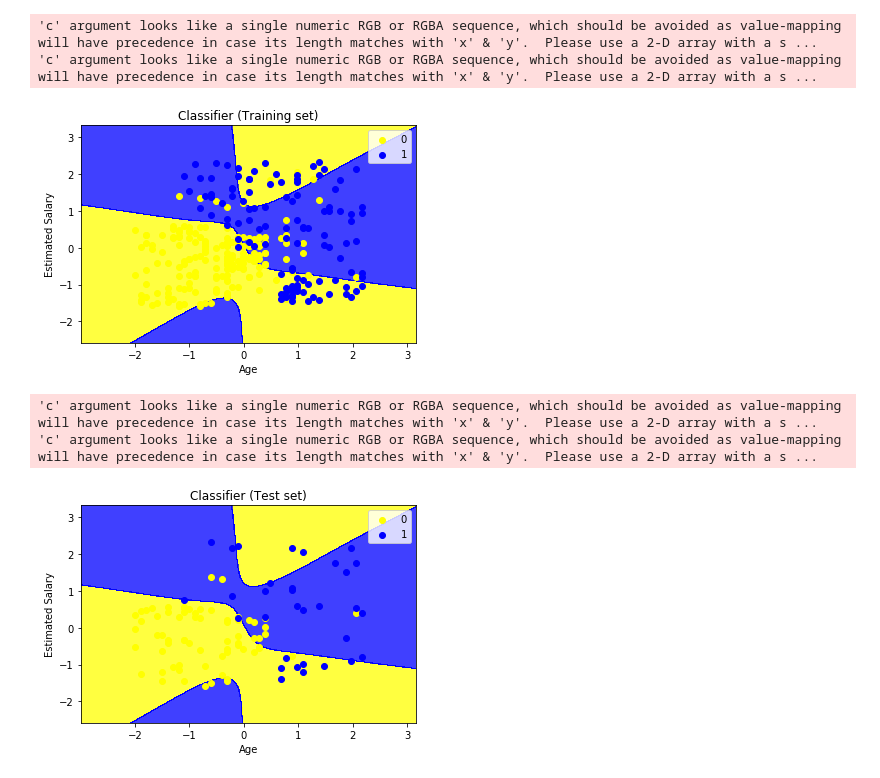
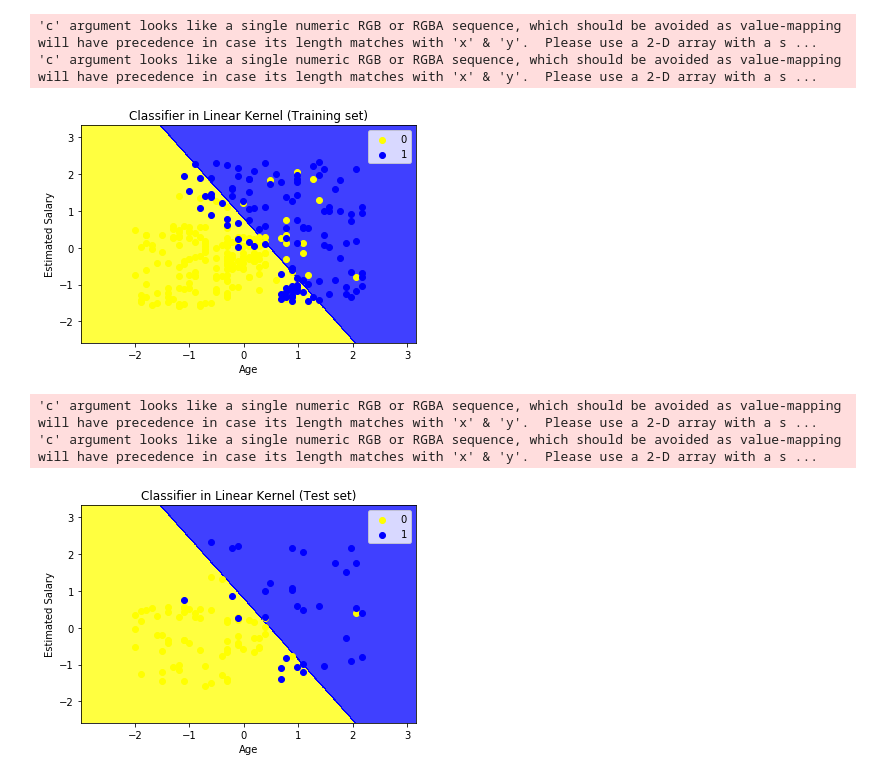
Before and after one commit to dhifaaans/svm_classification, a Jupyter notebook: classification.ipynb, the cells around one changed output. Drawn from its saved outputs; the diff is of its cells as text; code cells hidden in the pictures.

Commit message:
The updated py notebook
SVM classification template with 4 types of kernel

```diff
--- a/classification.ipynb
+++ b/classification.ipynb
@@ -25,7 +25,7 @@ X_test = sc.transform(X_test)
 # Create your classifier here
 from sklearn.svm import SVC
 # kernel for svm can be ='linear', 'rbf', 'poly', 'sigmoid'
-classifier = SVC(kernel='sigmoid', C=1, gamma=1)
+classifier = SVC(kernel='linear', C=1, gamma=1)
 classifier.fit(X_train, y_train)
 
 # Predicting the Test set results
@@ -46,34 +46,34 @@ plt.xlim(X1.min(), X1.max())
 plt.ylim(X2.min(), X2.max())
 for i, j in enumerate(np.unique(y_set)):
     plt.scatter(X_set[y_set == j, 0], X_set[y_set == j, 1],
                 c = ListedColormap(('yellow', 'blue'))(i), label = j)
-plt.title('Classifier (Training set)')
+plt.title('Classifier in Linear Kernel (Training set)')
 plt.xlabel('Age')
 plt.ylabel('Estimated Salary')
 plt.legend()
 plt.show()
 
 # Visualising the Test set results
 from matplotlib.colors import ListedColormap
 X_set, y_set = X_test, y_test
 X1, X2 = np.meshgrid(np.arange(start = X_set[:, 0].min() - 1, stop = X_set[:, 0].max() + 1, step = 0.01),
                      np.arange(start = X_set[:, 1].min() - 1, stop = X_set[:, 1].max() + 1, step = 0.01))
 plt.contourf(X1, X2, classifier.predict(np.array([X1.ravel(), X2.ravel()]).T).reshape(X1.shape),
              alpha = 0.75, cmap = ListedColormap(('yellow', 'blue')))
 plt.xlim(X1.min(), X1.max())
 plt.ylim(X2.min(), X2.max())
 for i, j in enumerate(np.unique(y_set)):
     plt.scatter(X_set[y_set == j, 0], X_set[y_set == j, 1],
                 c = ListedColormap(('yellow', 'blue'))(i), label = j)
-plt.title('Classifier (Test set)')
+plt.title('Classifier in Linear Kernel (Test set)')
 plt.xlabel('Age')
 plt.ylabel('Estimated Salary')
 plt.legend()
 plt.show()
 # %% [output]
 'c' argument looks like a single numeric RGB or RGBA sequence, which should be avoided as value-mapping will have precedence in case its length matches with 'x' & 'y'.  Please use a 2-D array with a s ...
 'c' argument looks like a single numeric RGB or RGBA sequence, which should be avoided as value-mapping will have precedence in case its length matches with 'x' & 'y'.  Please use a 2-D array with a s ...
-[figure, old version]
+[figure, new version]
 'c' argument looks like a single numeric RGB or RGBA sequence, which should be avoided as value-mapping will have precedence in case its length matches with 'x' & 'y'.  Please use a 2-D array with a s ...
 'c' argument looks like a single numeric RGB or RGBA sequence, which should be avoided as value-mapping will have precedence in case its length matches with 'x' & 'y'.  Please use a 2-D array with a s ...
-[figure, old version]
+[figure, new version]
```
Also changed, not shown: parts of 5 cells of this notebook.
